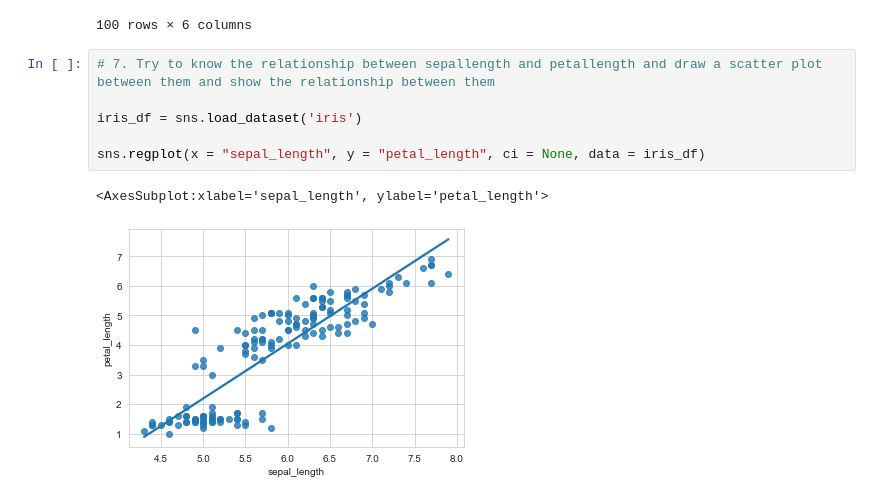
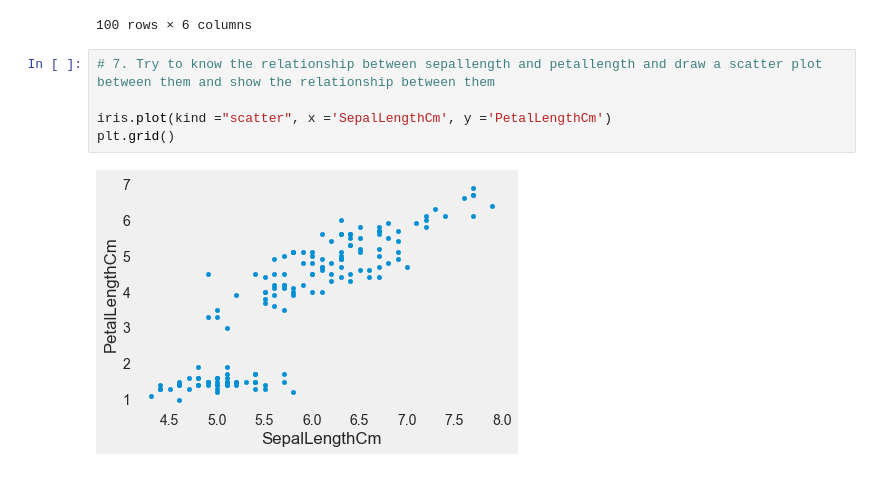
Before and after one commit to Thien-Nguyen-Git/Iris_Flowers, a Jupyter notebook: Beautiful_Flowers.ipynb, the cells around one changed output. Cells and saved outputs as stored; diff of their text form.

```diff
--- a/Beautiful_Flowers.ipynb
+++ b/Beautiful_Flowers.ipynb
@@ -92,9 +92,7 @@ df.loc[ (df['PetalLengthCm'] >= 2) ]
 # %%
 # 7. Try to know the relationship between sepallength and petallength and draw a scatter plot between them and show the relationship between them
 
-iris_df = sns.load_dataset('iris')
-
-sns.regplot(x = "sepal_length", y = "petal_length", ci = None, data = iris_df)
+iris.plot(kind ="scatter", x ='SepalLengthCm', y ='PetalLengthCm')
+plt.grid()
 # %% [output]
-<AxesSubplot:xlabel='sepal_length', ylabel='petal_length'>
-[figure, old version]
+[figure, new version]
```
Also changed, not shown: parts of 4 cells of this notebook, 1 other file.
